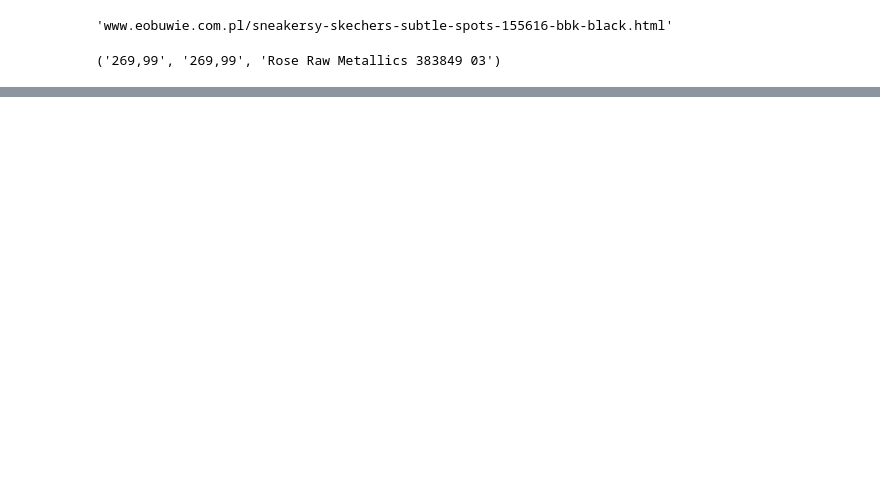
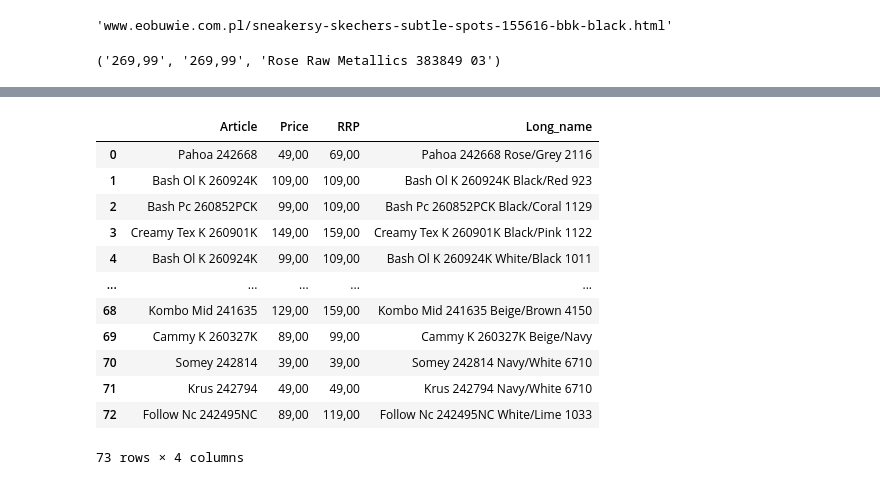
Before and after one commit to dtararuj/Price_webScraping, a Jupyter notebook: eobuwiePrices.ipynb, the cells around one changed output, grey strips where cells are left out. Cells and saved outputs as stored; diff of their text form; code cells hidden in the pictures; blank space fills up the shorter version.

```diff
--- a/eobuwiePrices.ipynb
+++ b/eobuwiePrices.ipynb
@@ -178,0 +398,16 @@ brands = ["adidas_performance","puma", "reebok","4f","kappa","new_balance","skec
+# %%
+pricelist
+# %% [output]
+|  | Article | Price | RRP | Long_name |
+| 0 | Pahoa 242668 | 49,00 | 69,00 | Pahoa 242668 Rose/Grey 2116 |
+| 1 | Bash Ol K 260924K | 109,00 | 109,00 | Bash Ol K 260924K Black/Red 923 |
+| 2 | Bash Pc 260852PCK | 99,00 | 109,00 | Bash Pc 260852PCK Black/Coral 1129 |
+| 3 | Creamy Tex K 260901K | 149,00 | 159,00 | Creamy Tex K 260901K Black/Pink 1122 |
+| 4 | Bash Ol K 260924K | 99,00 | 109,00 | Bash Ol K 260924K White/Black 1011 |
+| ... | ... | ... | ... | ... |
+| 68 | Kombo Mid 241635 | 129,00 | 159,00 | Kombo Mid 241635 Beige/Brown 4150 |
+| 69 | Cammy K 260327K | 89,00 | 99,00 | Cammy K 260327K Beige/Navy |
+| 70 | Somey 242814 | 39,00 | 39,00 | Somey 242814 Navy/White 6710 |
+| 71 | Krus 242794 | 49,00 | 49,00 | Krus 242794 Navy/White 6710 |
+| 72 | Follow Nc 242495NC | 89,00 | 119,00 | Follow Nc 242495NC White/Lime 1033 |
+73 rows × 4 columns
```
Also changed, not shown: parts of 17 cells of this notebook.
